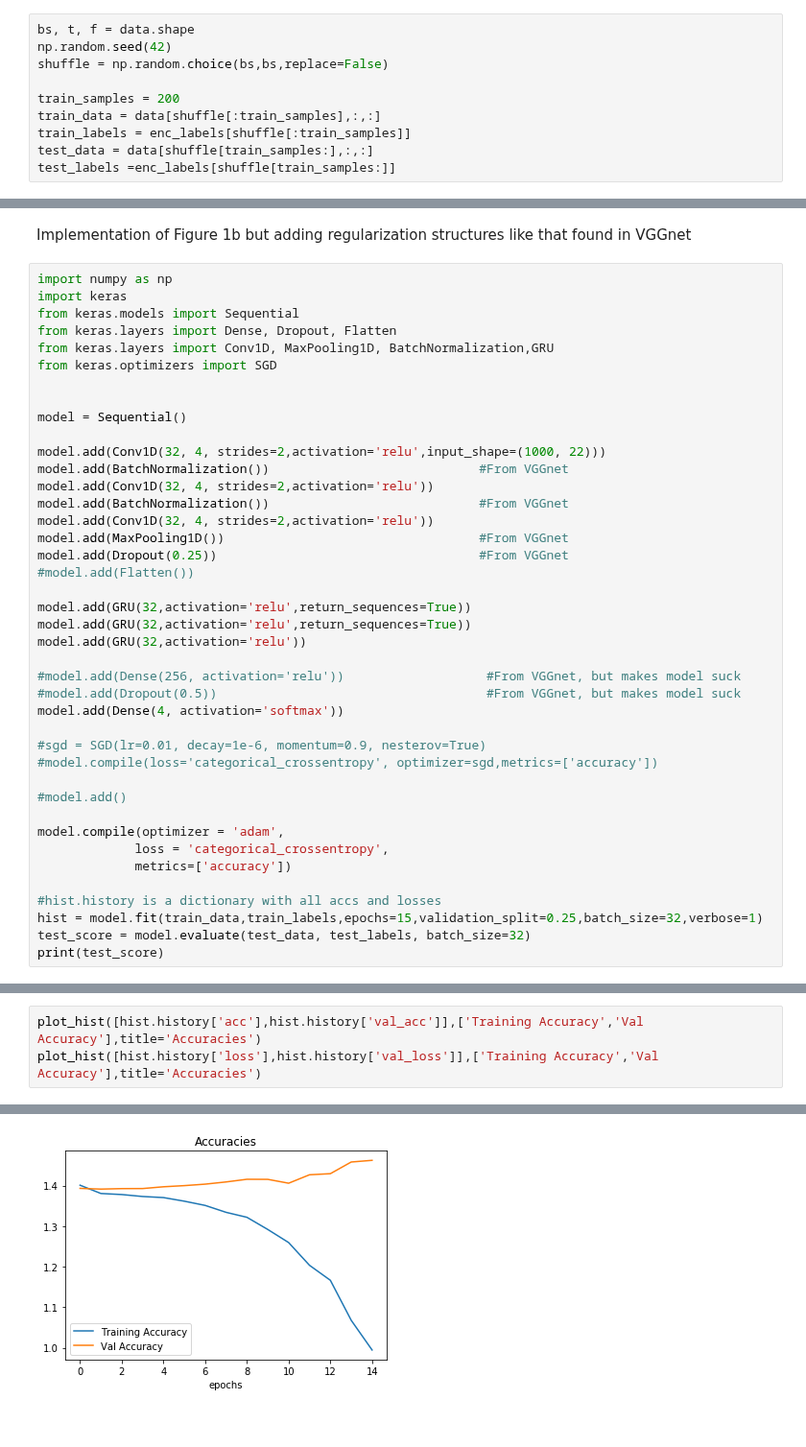
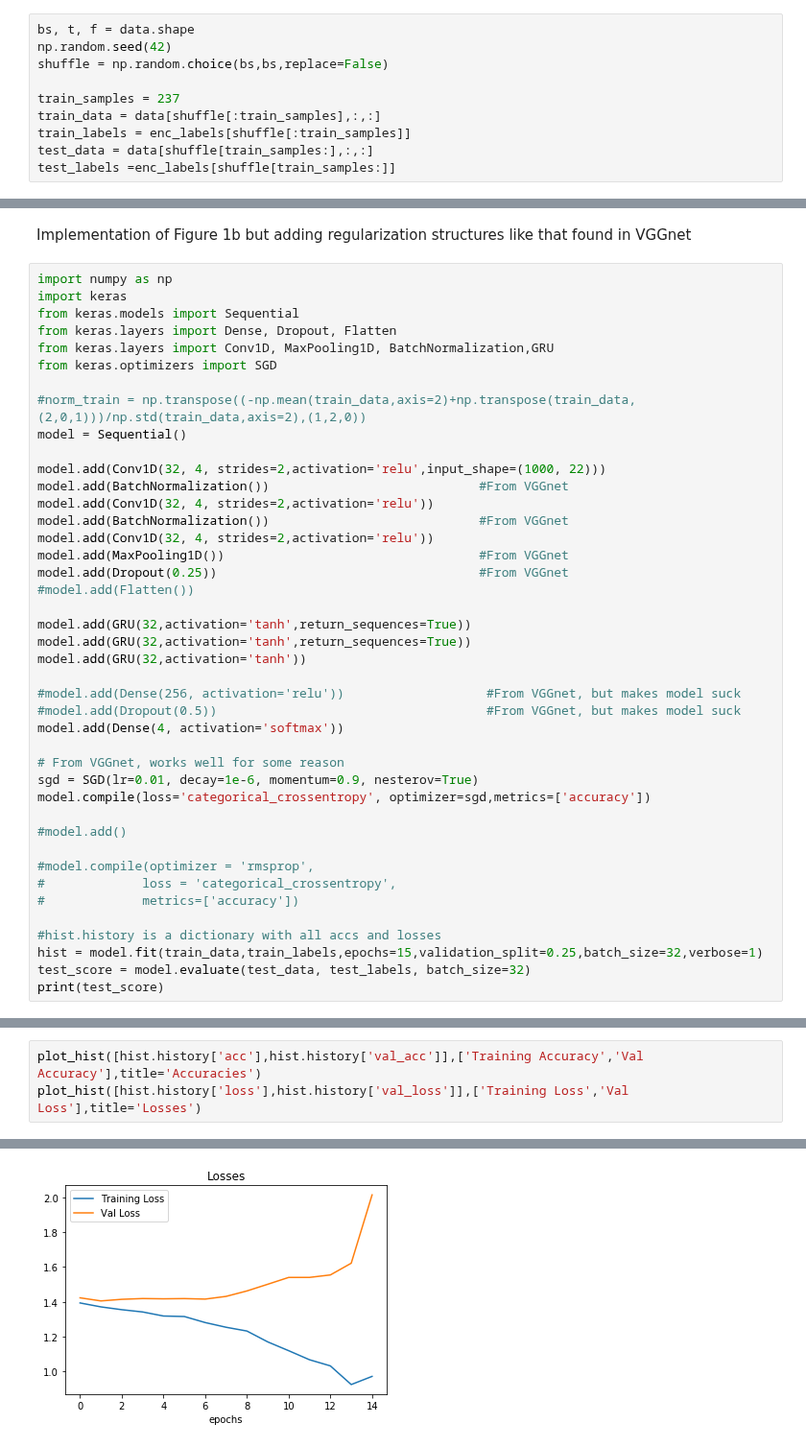
Before and after one commit to kunalpatel1793/Neural-Nets-Final-Project, a Jupyter notebook: Model.ipynb, the cells around one changed output, grey strips where cells are left out. Shown at 96% size. Cells and saved outputs as stored; diff of their text form.

```diff
--- a/Model.ipynb
+++ b/Model.ipynb
@@ -57,7 +57,7 @@ bs, t, f = data.shape
 np.random.seed(42)
 shuffle = np.random.choice(bs,bs,replace=False)
 
-train_samples = 200
+train_samples = 237
 train_data = data[shuffle[:train_samples],:,:]
 train_labels = enc_labels[shuffle[:train_samples]]
 test_data = data[shuffle[train_samples:],:,:]
@@ -282,7 +282,7 @@ from keras.layers import Dense, Dropout, Flatten
 from keras.layers import Conv1D, MaxPooling1D, BatchNormalization,GRU
 from keras.optimizers import SGD
 
-
+#norm_train = np.transpose((-np.mean(train_data,axis=2)+np.transpose(train_data,(2,0,1)))/np.std(train_data,axis=2),(1,2,0))
 model = Sequential()
 
 model.add(Conv1D(32, 4, strides=2,activation='relu',input_shape=(1000, 22)))
@@ -294,22 +294,23 @@ model.add(MaxPooling1D())                                  #From VGGnet
 model.add(Dropout(0.25))                                   #From VGGnet
 #model.add(Flatten())
 
-model.add(GRU(32,activation='relu',return_sequences=True))
-model.add(GRU(32,activation='relu',return_sequences=True))
-model.add(GRU(32,activation='relu'))
+model.add(GRU(32,activation='tanh',return_sequences=True))
+model.add(GRU(32,activation='tanh',return_sequences=True))
+model.add(GRU(32,activation='tanh'))
 
 #model.add(Dense(256, activation='relu'))                   #From VGGnet, but makes model suck
 #model.add(Dropout(0.5))                                    #From VGGnet, but makes model suck
 model.add(Dense(4, activation='softmax'))
 
-#sgd = SGD(lr=0.01, decay=1e-6, momentum=0.9, nesterov=True)
-#model.compile(loss='categorical_crossentropy', optimizer=sgd,metrics=['accuracy'])
+# From VGGnet, works well for some reason
+sgd = SGD(lr=0.01, decay=1e-6, momentum=0.9, nesterov=True)
+model.compile(loss='categorical_crossentropy', optimizer=sgd,metrics=['accuracy'])
 
 #model.add()
 
-model.compile(optimizer = 'adam',
-             loss = 'categorical_crossentropy',
-             metrics=['accuracy'])
+#model.compile(optimizer = 'rmsprop',
+#             loss = 'categorical_crossentropy',
+#             metrics=['accuracy'])
 
 #hist.history is a dictionary with all accs and losses
 hist = model.fit(train_data,train_labels,epochs=15,validation_split=0.25,batch_size=32,verbose=1)
@@ -321,4 +337,4 @@ print(test_score)
 # %%
 plot_hist([hist.history['acc'],hist.history['val_acc']],['Training Accuracy','Val Accuracy'],title='Accuracies')
-plot_hist([hist.history['loss'],hist.history['val_loss']],['Training Accuracy','Val Accuracy'],title='Accuracies')
+plot_hist([hist.history['loss'],hist.history['val_loss']],['Training Loss','Val Loss'],title='Losses')
 # %% [output]
@@ -326 +342 @@ plot_hist([hist.history['loss'],hist.history['val_loss']],['Training Accuracy','
-[figure, old version]
+[figure, new version]
```
Also changed, not shown: parts of 15 cells of this notebook.
